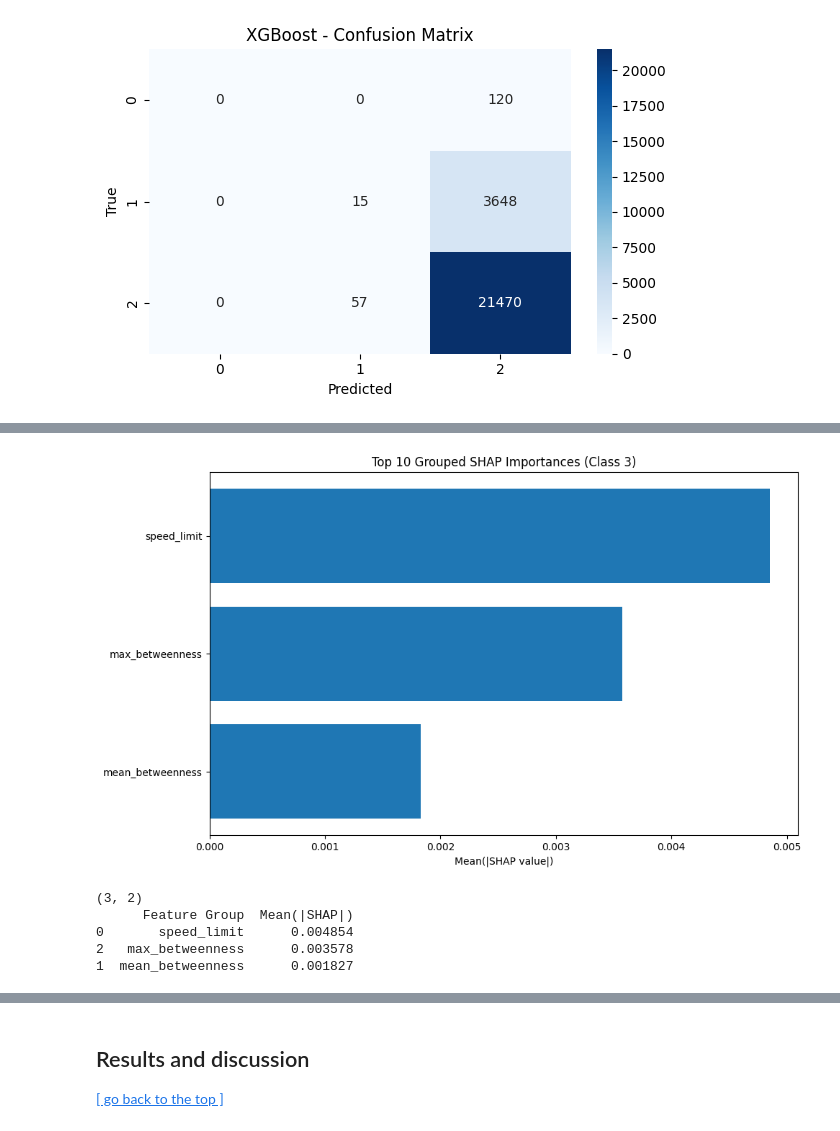
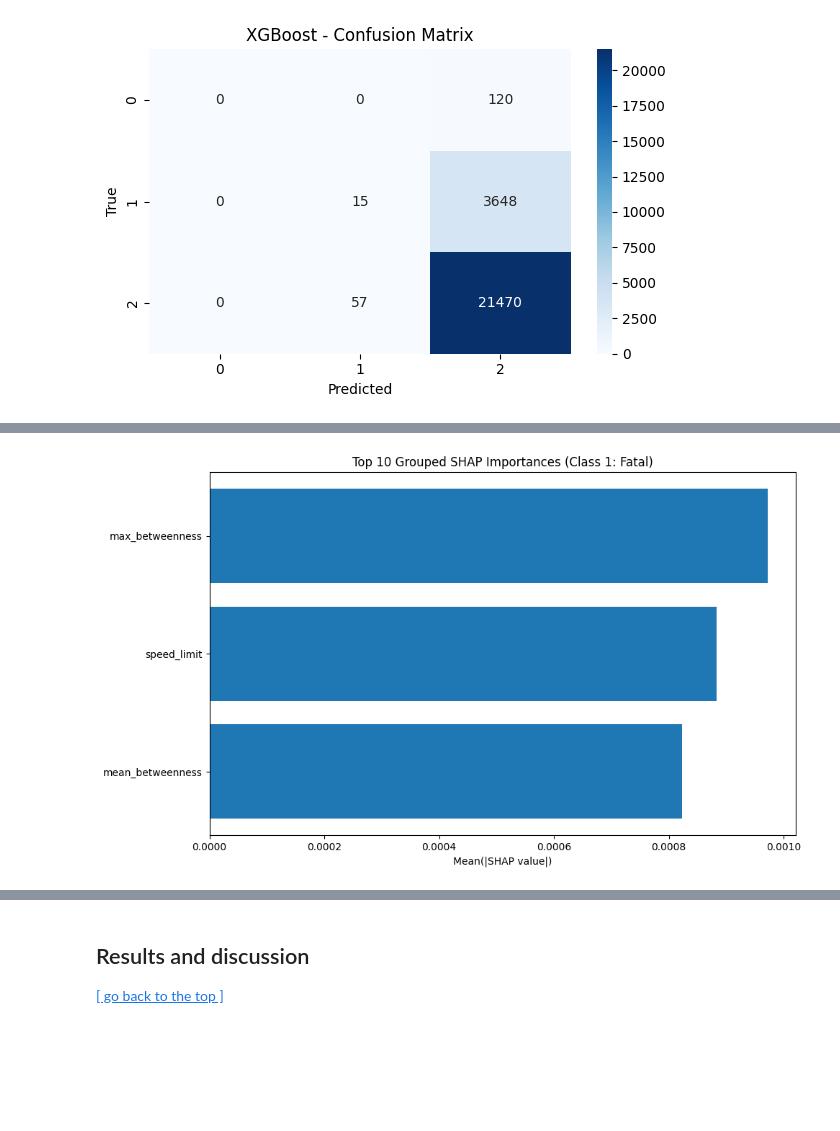
Before and after one commit to Van-Wu1/0006, a Jupyter notebook: scr/submission_final.ipynb, the cells around one changed output, grey strips where cells are left out. Saved outputs shown, nothing was run; the diff lists cells and outputs as text; code cells hidden in the pictures; blank space fills up the shorter version.

```diff
--- a/scr/submission_final.ipynb
+++ b/scr/submission_final.ipynb
@@ -883,0 +930,15 @@ shap.summary_plot(shap_values, X_train_raw, plot_type="bar")
+# %%
+import shap
+
+# 获取最佳 Random Forest 模型（从 pipeline 中提取）
+best_pipeline_rf = grid_search_rf.best_estimator_
+rf_model = best_pipeline_rf.named_steps['rf']
+
+# 使用原始训练集（未标准化）
+X_train_raw = X_train.copy()
+
+# 创建 SHAP Explainer（TreeExplainer 针对 Random Forest 优化）
+explainer = shap.Explainer(rf_model, X_train_raw)
+
+# 计算 SHAP 值（注意这一步较慢）
+shap_values = explainer(X_train_raw)
@@ -978,43 +1016,30 @@ print(shap_df.head(20))
 # %%
-target_class = 2
-shap_vals = shap_values[target_class]  # 这是 Explanation 对象
-
-# ✅ 正确提取值再求 mean(|SHAP|)
+# 替换 target_class 为 0 / 1 / 2 分别对应：fatal / serious / slight
+target_class = 2  # fatal
+shap_vals = shap_values[target_class]
 shap_mean_abs = np.abs(shap_vals.values).mean(axis=0)
 
-# 获取原始特征名
 feature_names = X_train_raw.columns
-
-# 分组回原始字段
 grouped_shap = defaultdict(float)
 
 for feat_name, shap_val in zip(feature_names, shap_mean_abs):
     match = re.match(r"(.+?)_(\d+)$", feat_name)
     if match:
         base_feat = match.group(1)
     else:
         base_feat = feat_name
     grouped_shap[base_feat] += shap_val
 
-# 排序、可视化
 shap_df = pd.DataFrame({
     'Feature Group': list(grouped_shap.keys()),
     'Mean(|SHAP|)': list(grouped_shap.values())
 }).sort_values(by='Mean(|SHAP|)', ascending=False)
 
 plt.figure(figsize=(10, 6))
 plt.barh(shap_df['Feature Group'][:10][::-1], shap_df['Mean(|SHAP|)'][:10][::-1])
 plt.xlabel("Mean(|SHAP value|)")
-plt.title("Top 10 Grouped SHAP Importances (Class 3)")
+plt.title("Top 10 Grouped SHAP Importances (Class 1: Fatal)")
 plt.tight_layout()
 plt.show()
-
-print(shap_df.shape)
-print(shap_df.head(20))
 # %% [output]
-[figure, old version]
+[figure, new version]
-(3, 2)
-      Feature Group  Mean(|SHAP|)
-0       speed_limit      0.004854
-2   max_betweenness      0.003578
-1  mean_betweenness      0.001827
```
Also changed, not shown: parts of 23 cells of this notebook, 1 other file.
